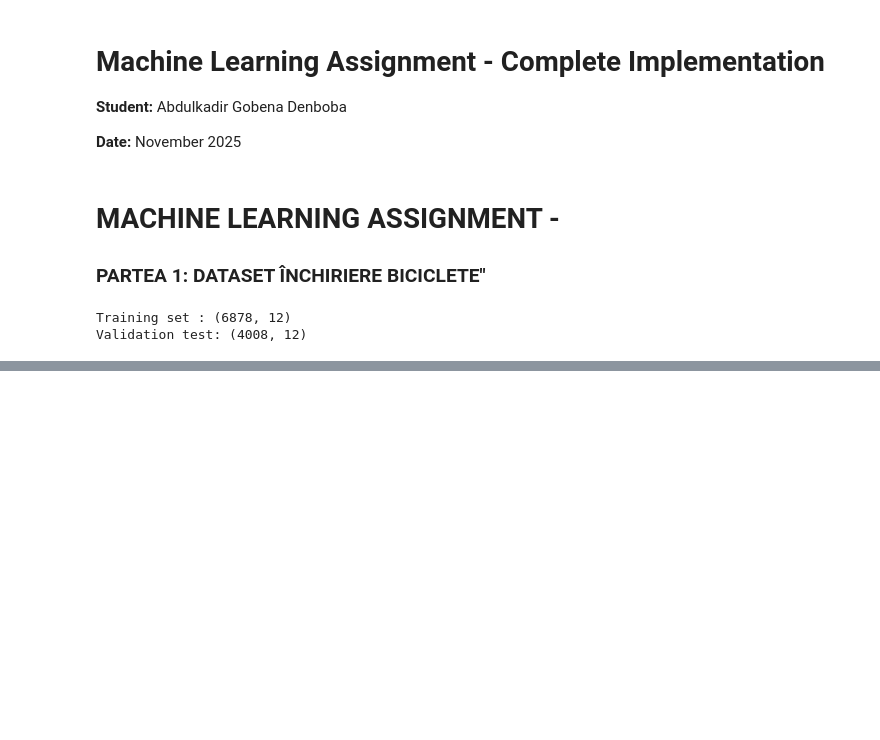
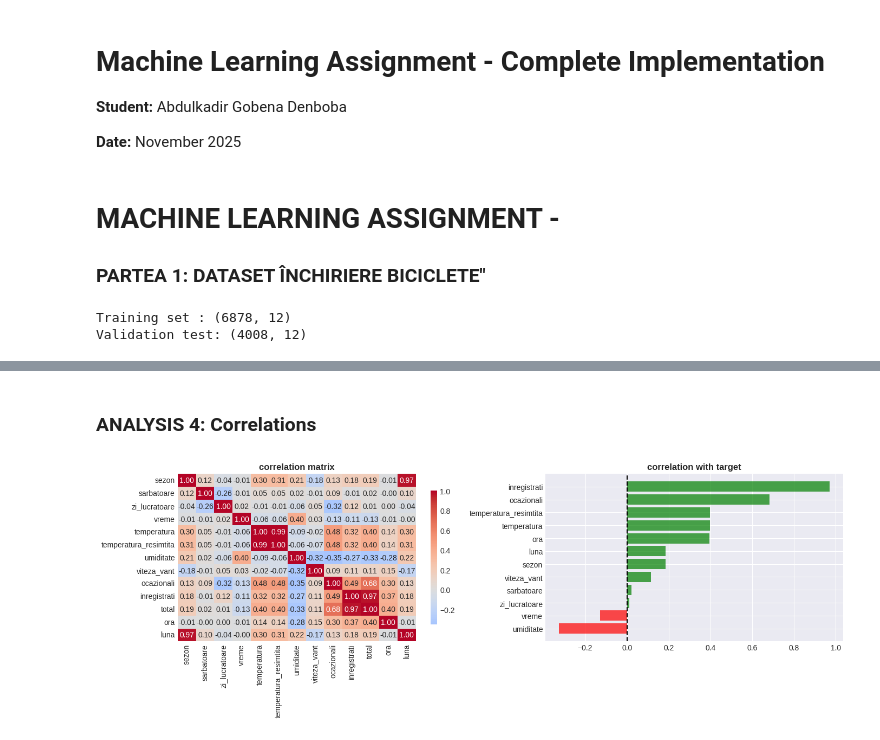
Before and after one commit to denboba/Machine-Learning, a Jupyter notebook: tema/tema1_abdulkadir gobena-denboba.ipynb, the cells around one changed output, grey strips where cells are left out. Saved outputs shown, nothing was run; the diff lists cells and outputs as text; code cells hidden in the pictures; blank space fills up the shorter version.

```diff
--- a/tema/tema1_abdulkadir gobena-denboba.ipynb
+++ b/tema/tema1_abdulkadir gobena-denboba.ipynb
@@ -47,0 +135,23 @@ Validation test: (4008, 12)
+# %% [markdown]
+### ANALYSIS 4: Correlations
+# %%
+corr_matrix = df_train_bike.select_dtypes(include=[np.number]).corr()
+target_corr = corr_matrix['total'].drop('total').sort_values(ascending=False)
+
+fig, axes = plt.subplots(1, 2, figsize=(14, 5))
+sns.heatmap(corr_matrix, annot=True, fmt='.2f', cmap='coolwarm',
+            center=0, ax=axes[0], cbar_kws={"shrink": 0.8})
+axes[0].set_title('correlation matrix', fontweight='bold')
+
+target_corr_plot = target_corr.sort_values()
+colors = ['red' if x < 0 else 'green' for x in target_corr_plot.values]
+axes[1].barh(range(len(target_corr_plot)), target_corr_plot.values, color=colors, alpha=0.7)
+axes[1].set_yticks(range(len(target_corr_plot)))
+axes[1].set_yticklabels(target_corr_plot.index)
+axes[1].set_title('correlation with target', fontweight='bold')
+axes[1].axvline(x=0, color='black', linestyle='--')
+
+plt.tight_layout()
+plt.show()
+# %% [output]
+[figure, added]
```
Also changed, not shown: parts of 68 cells of this notebook.
